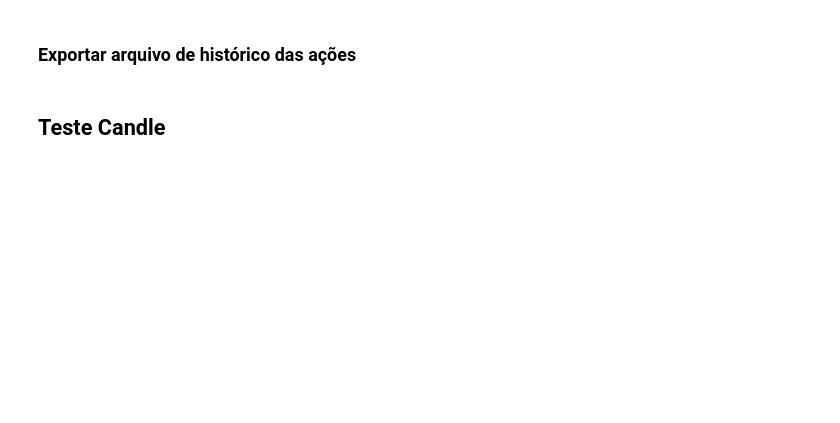
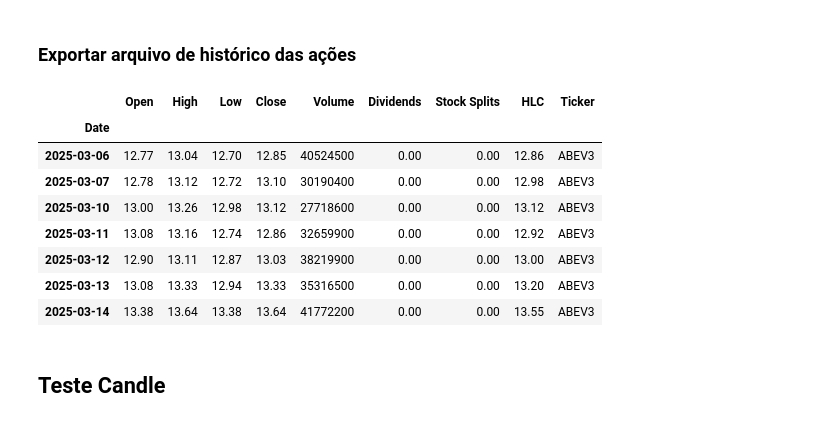
Before and after one commit to ricardopeloi/o_mais_novo_day_trader_do_brasil, a Jupyter notebook: Análises/Novo gerador de Arquivo de Histórico.ipynb, the cells around one changed output. Cells and saved outputs as stored; diff of their text form; code cells hidden in the pictures; blank space fills up the shorter version.

```diff
--- a/Análises/Novo gerador de Arquivo de Histórico.ipynb
+++ b/Análises/Novo gerador de Arquivo de Histórico.ipynb
@@ -654,9 +716,21 @@ IGTI3
 # %%
 bd_acoes = bd_acoes.reset_index()
 bd_acoes["Date"] = bd_acoes["Date"].dt.tz_localize(None)
 bd_acoes = bd_acoes.set_index("Date")
 
-bd_acoes.to_excel(r'C:\Users\ricardopeloi\OneDrive - falconi365\Data Science\O_Mais_Novo_Day_Trader_do_Brasil\o_mais_novo_day_trader_do_brasil\Bases\Base de Dados Histórico.xlsx')
+display(bd_acoes)
+
+# bd_acoes.to_excel(r'C:\Users\ricardopeloi\OneDrive - falconi365\Data Science\O_Mais_Novo_Day_Trader_do_Brasil\o_mais_novo_day_trader_do_brasil\Bases\Base de Dados Histórico.xlsx')
+# %% [output]
+|  | Open | High | Low | Close | Volume | Dividends | Stock Splits | HLC | Ticker |
+| Date |  |  |  |  |  |  |  |  |  |
+| 2025-03-06 | 12.77 | 13.04 | 12.70 | 12.85 | 40524500 | 0.00 | 0.00 | 12.86 | ABEV3 |
+| 2025-03-07 | 12.78 | 13.12 | 12.72 | 13.10 | 30190400 | 0.00 | 0.00 | 12.98 | ABEV3 |
+| 2025-03-10 | 13.00 | 13.26 | 12.98 | 13.12 | 27718600 | 0.00 | 0.00 | 13.12 | ABEV3 |
+| 2025-03-11 | 13.08 | 13.16 | 12.74 | 12.86 | 32659900 | 0.00 | 0.00 | 12.92 | ABEV3 |
+| 2025-03-12 | 12.90 | 13.11 | 12.87 | 13.03 | 38219900 | 0.00 | 0.00 | 13.00 | ABEV3 |
+| 2025-03-13 | 13.08 | 13.33 | 12.94 | 13.33 | 35316500 | 0.00 | 0.00 | 13.20 | ABEV3 |
+| 2025-03-14 | 13.38 | 13.64 | 13.38 | 13.64 | 41772200 | 0.00 | 0.00 | 13.55 | ABEV3 |
 # %% [markdown]
 ## Teste Candle
 # %%
```
Also changed, not shown: parts of 8 cells of this notebook, 7 other files.
